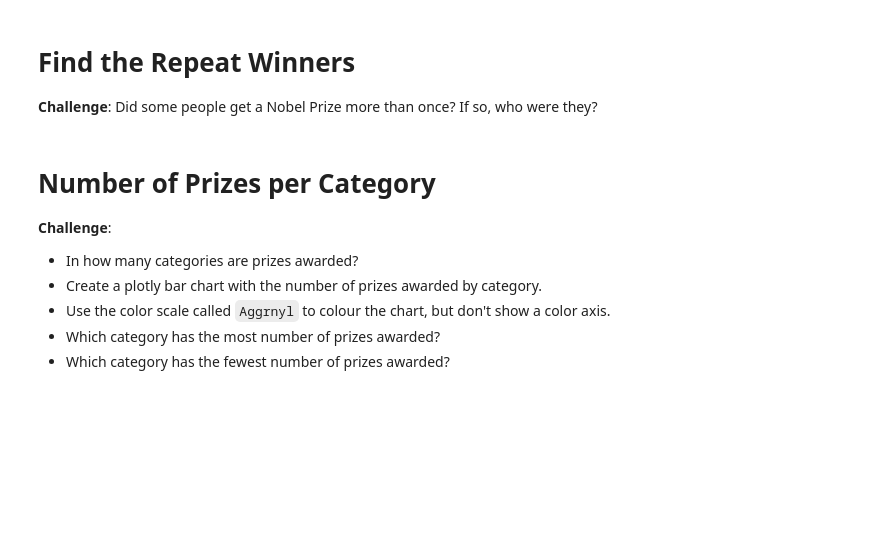
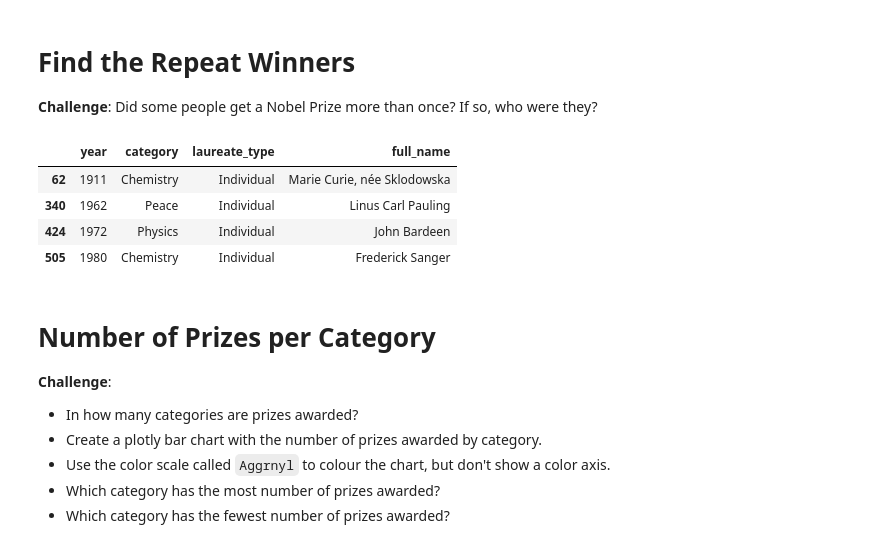
Before and after one commit to TahaThinks/DataScienceProjects2024, a Jupyter notebook: Nobel_Prize_Analysis_(start).ipynb, the cells around one changed output. Drawn from its saved outputs; the diff is of its cells as text; code cells hidden in the pictures; blank space fills up the shorter version.

```diff
--- a/Nobel_Prize_Analysis_(start).ipynb
+++ b/Nobel_Prize_Analysis_(start).ipynb
@@ -211,6 +247,18 @@ df_data.head()
 # Find the Repeat Winners
 
 **Challenge**: Did some people get a Nobel Prize more than once? If so, who were they?
+# %%
+repeated_winners = df_data.loc[df_data['full_name'].duplicated()]
+repeated_individuals = repeated_winners[repeated_winners['laureate_type'] == 'Individual']
+# %%
+col_subset = ['year', 'category', 'laureate_type', 'full_name']
+repeated_individuals[col_subset]
+# %% [output]
+|  | year | category | laureate_type | full_name |
+| 62 | 1911 | Chemistry | Individual | Marie Curie, née Sklodowska |
+| 340 | 1962 | Peace | Individual | Linus Carl Pauling |
+| 424 | 1972 | Physics | Individual | John Bardeen |
+| 505 | 1980 | Chemistry | Individual | Frederick Sanger |
 # %% [markdown]
 # Number of Prizes per Category
 
```
Also changed, not shown: parts of 7 cells of this notebook.
